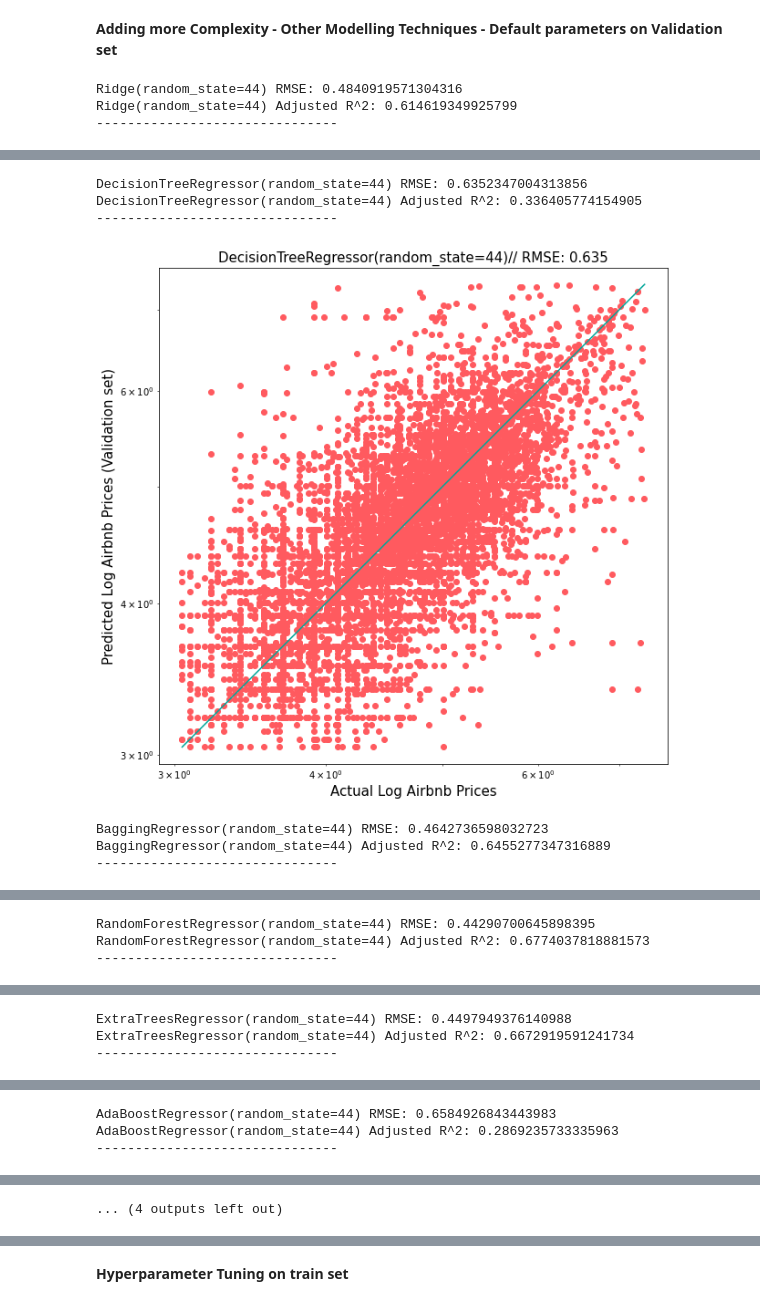
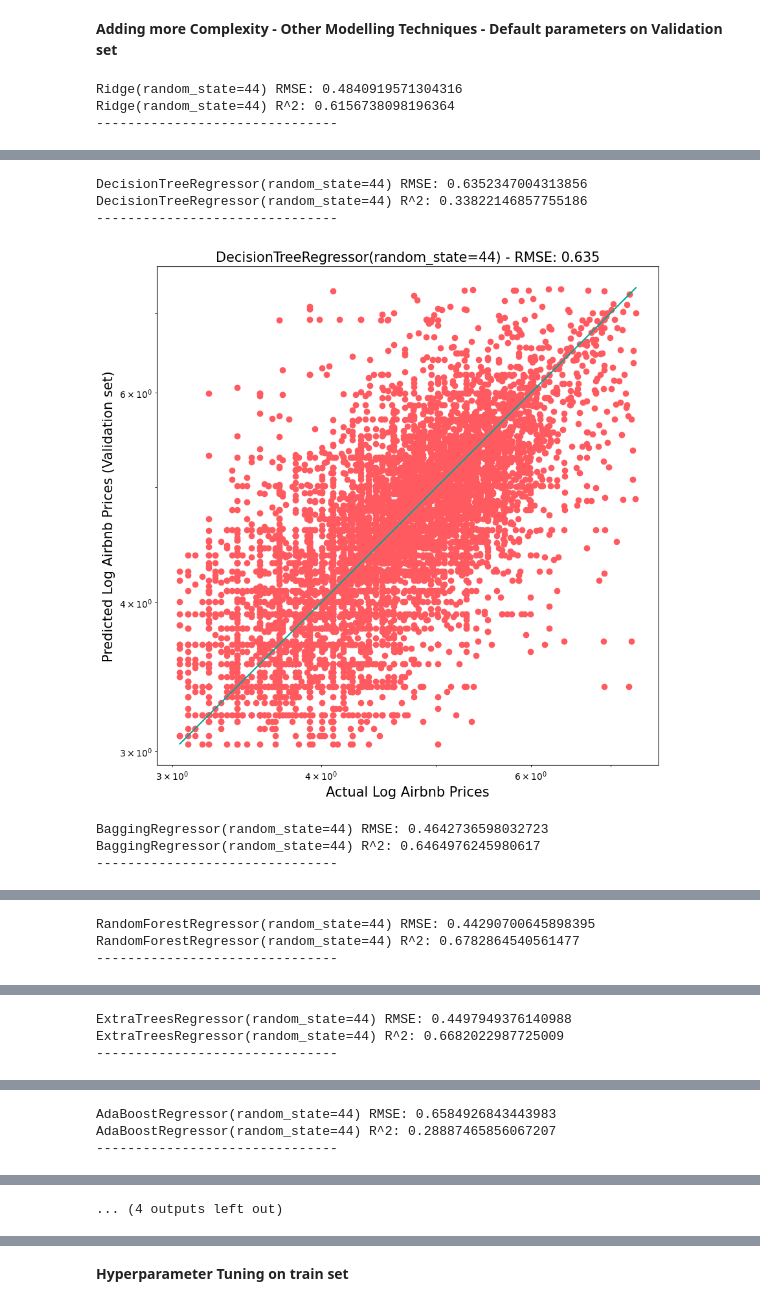
Before and after one commit to euisuck2/Deep-Learning-project-1, a Jupyter notebook: Machine_Learning.ipynb, the cells around one changed output, grey strips where cells are left out. Drawn from its saved outputs; the diff is of its cells as text; code cells hidden in the pictures.

```diff
--- a/Machine_Learning.ipynb
+++ b/Machine_Learning.ipynb
@@ -151,7 +177,7 @@ model_list =  [Ridge(random_state = RANDOM_SEED),
                KNeighborsRegressor(n_neighbors=5)]
 
 rmse_list = []
-adjusted_r_square_list = []
+r_square_list = []
 
 for model in tqdm(model_list):
 
@@ -162,10 +188,10 @@ for model in tqdm(model_list):
   rmse_list.append(np.sqrt(mean_squared_error(y_val, prediction)))
   print(str(model), "RMSE:", np.sqrt(mean_squared_error(y_val, prediction)))
 
-  # Adjusted R-square Caculation and append to list
-  Adj_r2 = 1 - (1 - r2_score(y_val, prediction)) * ((len(y_train)-1)/(len(y_train)-X_train.shape[1]-1))
-  adjusted_r_square_list.append(Adj_r2)
-  print(str(model), "Adjusted R^2:", Adj_r2)
+  # R-square Caculation and append to list
+  r_square = r2_score(y_val, prediction)
+  r_square_list.append(r_square)
+  print(str(model), "R^2:", r_square)
   print("-------------------------------")
 
 
@@ -180,9 +206,9 @@ for model in tqdm(model_list):
   plt.xlabel('Actual Log Airbnb Prices', fontsize=15)
   plt.ylabel('Predicted Log Airbnb Prices (Validation set)', fontsize=15)
   plt.axis('equal')
-  plt.title(str(model) + "// RMSE: " + str(np.round(np.sqrt(mean_squared_error(y_val, prediction)),3)), fontsize=15)
+  plt.title(str(model) + " - RMSE: " + str(np.round(np.sqrt(mean_squared_error(y_val, prediction)), 3)), fontsize=15)
   plt.show()
 # %% [output]
 Ridge(random_state=44) RMSE: 0.4840919571304316
-Ridge(random_state=44) Adjusted R^2: 0.614619349925799
+Ridge(random_state=44) R^2: 0.6156738098196364
 -------------------------------
@@ -190,7 +216,7 @@ Ridge(random_state=44) Adjusted R^2: 0.614619349925799
 DecisionTreeRegressor(random_state=44) RMSE: 0.6352347004313856
-DecisionTreeRegressor(random_state=44) Adjusted R^2: 0.336405774154905
+DecisionTreeRegressor(random_state=44) R^2: 0.33822146857755186
 -------------------------------
-[figure, old version]
+[figure, new version]
 BaggingRegressor(random_state=44) RMSE: 0.4642736598032723
-BaggingRegressor(random_state=44) Adjusted R^2: 0.6455277347316889
+BaggingRegressor(random_state=44) R^2: 0.6464976245980617
 -------------------------------
@@ -198,3 +224,3 @@ BaggingRegressor(random_state=44) Adjusted R^2: 0.6455277347316889
 RandomForestRegressor(random_state=44) RMSE: 0.44290700645898395
-RandomForestRegressor(random_state=44) Adjusted R^2: 0.6774037818881573
+RandomForestRegressor(random_state=44) R^2: 0.6782864540561477
 -------------------------------
@@ -202,3 +228,3 @@ RandomForestRegressor(random_state=44) Adjusted R^2: 0.6774037818881573
 ExtraTreesRegressor(random_state=44) RMSE: 0.4497949376140988
-ExtraTreesRegressor(random_state=44) Adjusted R^2: 0.6672919591241734
+ExtraTreesRegressor(random_state=44) R^2: 0.6682022987725009
 -------------------------------
@@ -206,3 +232,3 @@ ExtraTreesRegressor(random_state=44) Adjusted R^2: 0.6672919591241734
 AdaBoostRegressor(random_state=44) RMSE: 0.6584926843443983
-AdaBoostRegressor(random_state=44) Adjusted R^2: 0.2869235733335963
+AdaBoostRegressor(random_state=44) R^2: 0.28887465856067207
 -------------------------------
```
Also changed, not shown: parts of 30 cells of this notebook.
